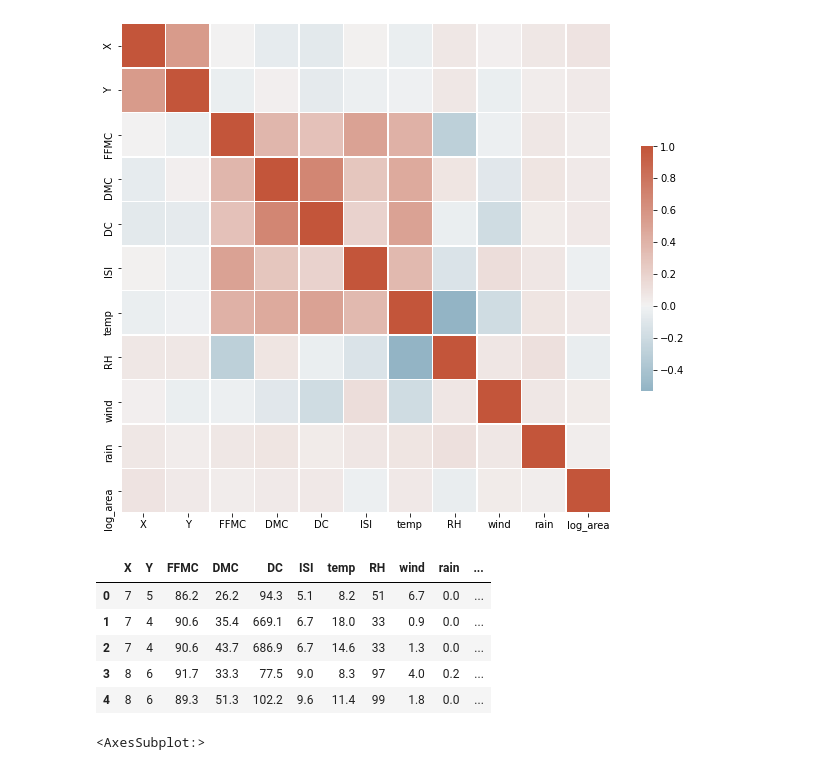
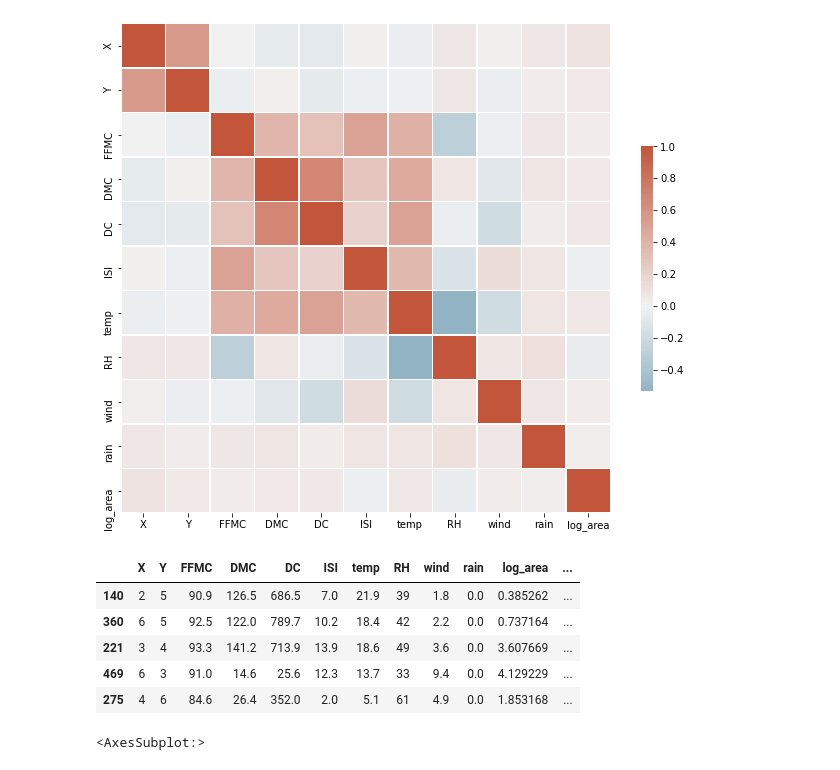
Before and after one commit to nicodemusmd/Forest_Fire, a Jupyter notebook: Deep Learning.ipynb, the cells around one changed output. Cells and saved outputs as stored; diff of their text form; code cells hidden in the pictures.

```diff
--- a/Deep Learning.ipynb
+++ b/Deep Learning.ipynb
@@ -128,7 +128,7 @@ fire = pd.read_csv(file)
 X = fire.drop(columns = "area")
 y = fire.area
 #Split the Data
-#X_train, X_test, y_train, y_test = TTS(X, y, test_size = 0.2, random_state = 5)
+X_train, X_test, y_train, y_test = TTS(X, y, test_size = 0.2, random_state = 5)
 
 X_train.head()
 # %% [output]
@@ -263,34 +263,34 @@ sns.heatmap(corr, cmap=cmap, center=0,
 # %%
 #fire.month.unique()
 months = ['jan', 'feb', 'mar', 'apr', 'may', 'jun', 'jul', 'aug', 'sep', 'oct', 'nov', 'dec']
 month_val = {mon: round(np.sin(2*months.index(mon)*np.pi/12),2) for mon in months}
 
 def get_val(s):
     return month_val[s]
 
 def is_weekend(d):
     if d in ['fri', 'sat', 'sun']:
         return 1
     else:
         return 0
 
 fire_tr = df
 fire_tr["Month_Cycle_Score"] = fire_tr['month'].apply(get_val)
 fire_tr["Weekend"] = fire_tr['day'].apply(is_weekend)
 
 X_mw = fire_tr.drop(columns = ['month', 'day'])
 
 
 y_mw = fire_tr["log_area"]
 
-X.head()
+X_mw.head()
 # %% [output]
-|  | X | Y | FFMC | DMC | DC | ISI | temp | RH | wind | rain | ... |
-| 0 | 7 | 5 | 86.2 | 26.2 | 94.3 | 5.1 | 8.2 | 51 | 6.7 | 0.0 | ... |
-| 1 | 7 | 4 | 90.6 | 35.4 | 669.1 | 6.7 | 18.0 | 33 | 0.9 | 0.0 | ... |
-| 2 | 7 | 4 | 90.6 | 43.7 | 686.9 | 6.7 | 14.6 | 33 | 1.3 | 0.0 | ... |
-| 3 | 8 | 6 | 91.7 | 33.3 | 77.5 | 9.0 | 8.3 | 97 | 4.0 | 0.2 | ... |
-| 4 | 8 | 6 | 89.3 | 51.3 | 102.2 | 9.6 | 11.4 | 99 | 1.8 | 0.0 | ... |
+|  | X | Y | FFMC | DMC | DC | ISI | temp | RH | wind | rain | log_area | ... |
+| 140 | 2 | 5 | 90.9 | 126.5 | 686.5 | 7.0 | 21.9 | 39 | 1.8 | 0.0 | 0.385262 | ... |
+| 360 | 6 | 5 | 92.5 | 122.0 | 789.7 | 10.2 | 18.4 | 42 | 2.2 | 0.0 | 0.737164 | ... |
+| 221 | 3 | 4 | 93.3 | 141.2 | 713.9 | 13.9 | 18.6 | 49 | 3.6 | 0.0 | 3.607669 | ... |
+| 469 | 6 | 3 | 91.0 | 14.6 | 25.6 | 12.3 | 13.7 | 33 | 9.4 | 0.0 | 4.129229 | ... |
+| 275 | 4 | 6 | 84.6 | 26.4 | 352.0 | 2.0 | 5.1 | 61 | 4.9 | 0.0 | 1.853168 | ... |
 # %%
 corr = X_mw.corr()
 fig, ax = plt.subplots(figsize=(11, 9))
```
Also changed, not shown: parts of 17 cells of this notebook, 5 other files.
